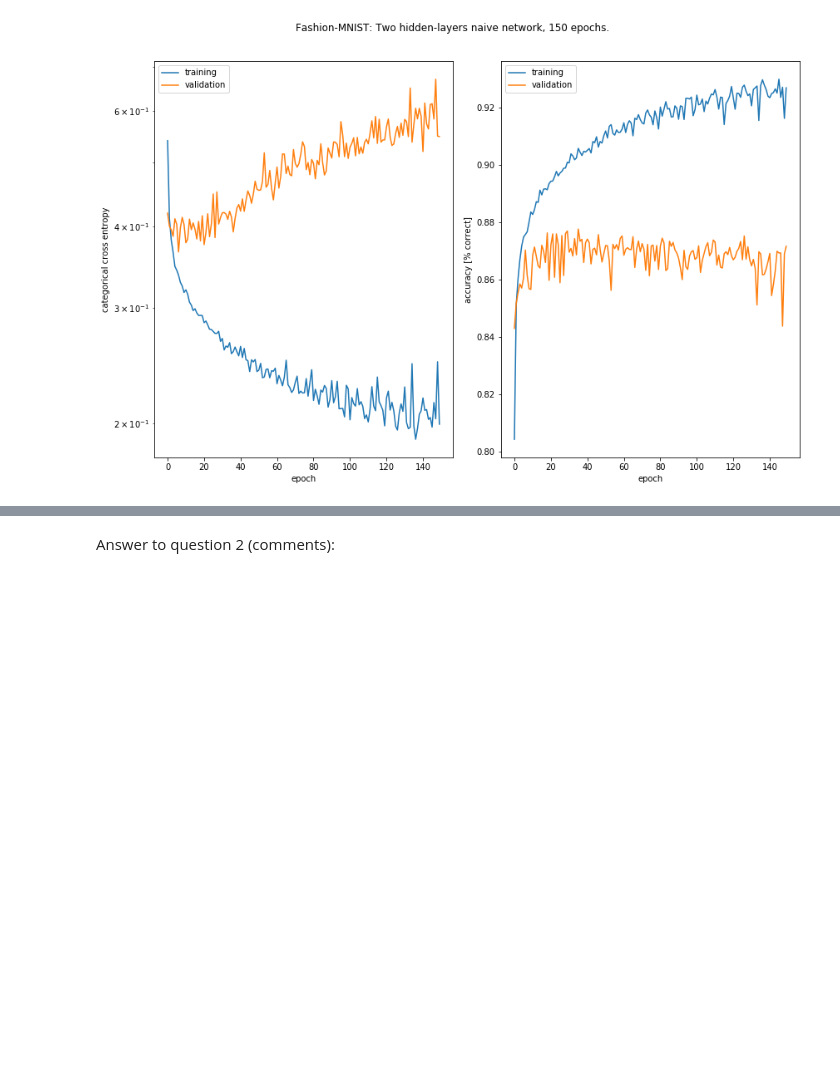
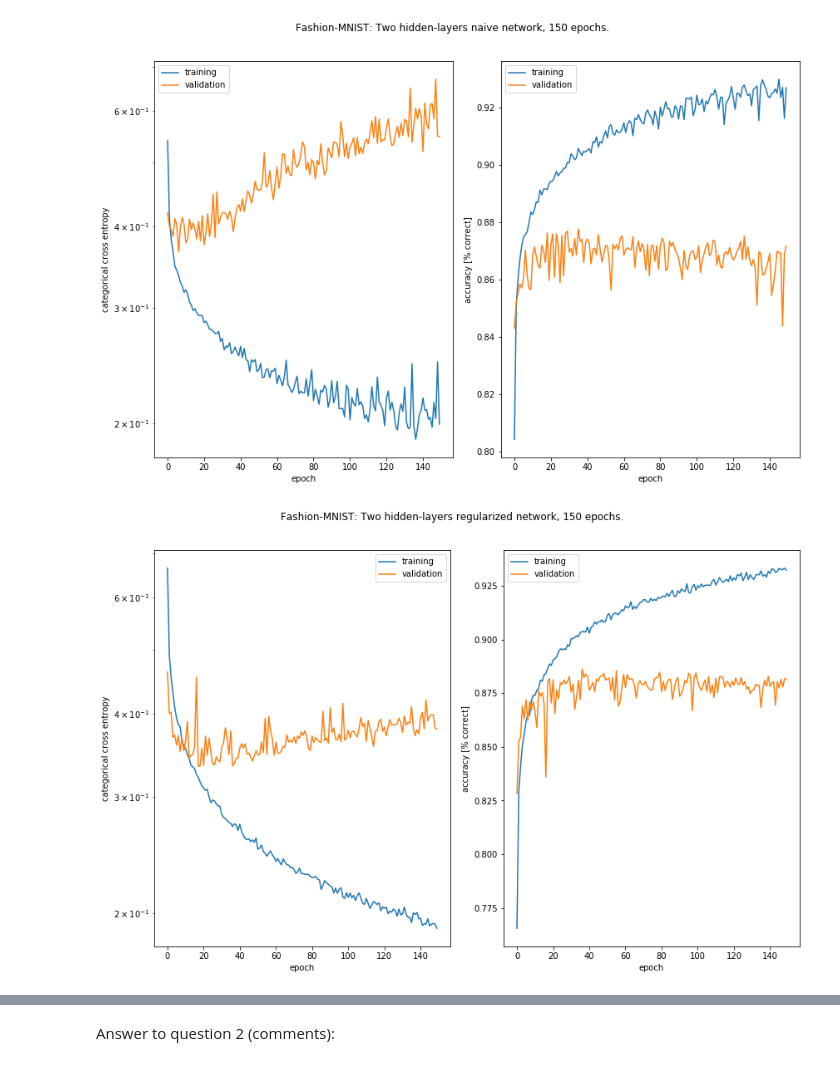
Before and after one commit to MartinStrambach/ANN_projects, a Jupyter notebook: project1.ipynb, the cells around one changed output, grey strips where cells are left out. Drawn from its saved outputs; the diff is of its cells as text; code cells hidden in the pictures; blank space fills up the shorter version.

```diff
--- a/project1.ipynb
+++ b/project1.ipynb
@@ -516,34 +516,36 @@ plot = plot_history_custom(history_naive, "Fashion-MNIST: Two hidden-layers naiv
 # %%
 # There is a debate about whether BatchNorm should be applied before or after the activation function
 # interesting discussion here:
 # https://stackoverflow.com/questions/34716454/where-do-i-call-the-batchnormalization-function-in-keras
 from keras.layers import BatchNormalization
 from keras import regularizers
 
 # We train different networks, experimenting with different regularization mechanisms to avoid overfitting
 model_regularized = Sequential()
 model_regularized.add(Dense(nb_hidden, input_shape=(784,)))
 model_regularized.add(BatchNormalization())
 model_regularized.add(Activation('relu'))
-model_regularized.add(Dropout(0.15))
+model_regularized.add(Dropout(0.1))
 model_regularized.add(Dense(nb_hidden)) # first hidden layer
 model_regularized.add(BatchNormalization())
 model_regularized.add(Activation('relu'))
 model_regularized.add(Dropout(0.25))
 model_regularized.add(Dense(nb_hidden)) # second hidden layer
 model_regularized.add(BatchNormalization())
 model_regularized.add(Activation('relu'))
 model_regularized.add(Dropout(0.15))
 model_regularized.add(Dense(num_classes)) # output layer
 model_regularized.add(BatchNormalization())
 model_regularized.add(Activation('softmax'))
 
 model_regularized.compile(optimizer=adam,
               loss='categorical_crossentropy',
               metrics=['accuracy'])
 history_regularized = model_regularized.fit(x_fashion_train, y_fashion_train, epochs=nb_epochs, batch_size=128, validation_split=0.2, verbose=0)
 plot = plot_history_custom(history_regularized, "Fashion-MNIST: Two hidden-layers regularized network, {} epochs."
                           .format(nb_epochs))
+# %% [output]
+[figure, added]
 # %%
 """ Since it is hard to find the right balance to regularize just enough such that we observe no overfitting
 and we don't decrease the capacity of the model too much, we stopped once the validation accuracy of the
```
Also changed, not shown: parts of 3 cells of this notebook.
